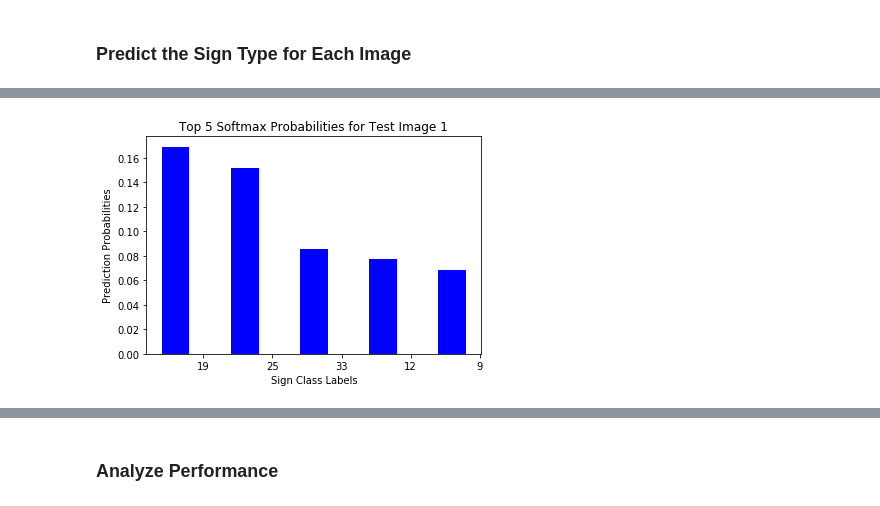
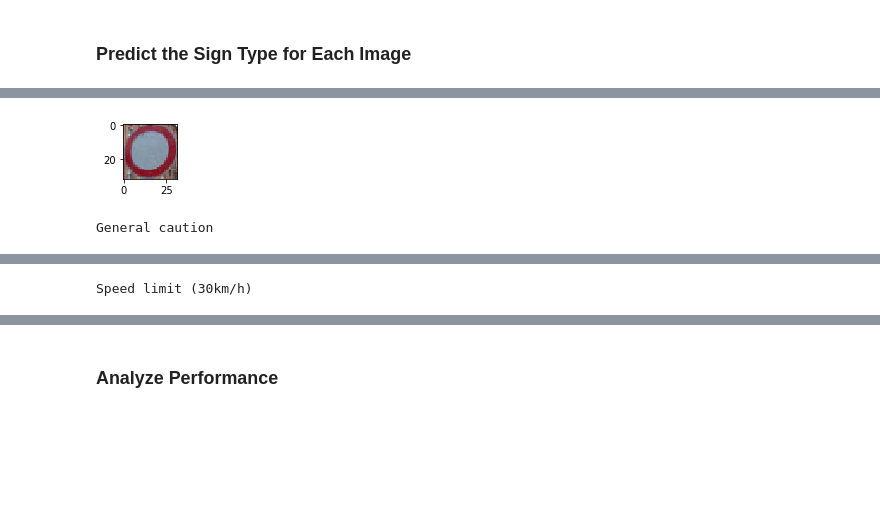
Before and after one commit to kdwgit/traffic-sign-classifier, a Jupyter notebook: Traffic_Sign_Classifier.ipynb, the cells around one changed output, grey strips where cells are left out. Drawn from its saved outputs; the diff is of its cells as text; code cells hidden in the pictures; blank space fills up the shorter version.

```diff
--- a/Traffic_Sign_Classifier.ipynb
+++ b/Traffic_Sign_Classifier.ipynb
@@ -381,13 +392,16 @@ You may find `signnames.csv` useful as it contains mappings from the class id (i
 ### Feel free to use as many code cells as needed.
 import os
 import matplotlib.image as mpimg
-
+import cv2
 
 # One hot encode labels
 def encode_labels(labels):
     labels = (np.arange(n_classes) == labels[:,None]).astype(np.float)
     return labels
 
+def greyscale(image):
+    return cv2.cvtColor(image, cv2.COLOR_RGB2GRAY)
+#X_train = np.array([cv2.cvtColor(image, cv2.COLOR_RGB2GRAY) for image in X_train])
 
 # test on own images
 my_imgs = np.array([mpimg.imread("sign data/" + imageName) for imageName in os.listdir("sign data")])
@@ -402,14 +416,21 @@ for image in my_imgs:
 
 
 # convert to B/W
-my_images_bw = np.array([cv2.cvtColor(image, cv2.COLOR_RGB2GRAY) for image in my_images])
+#my_images_bw = np.array([greyscale(my_imgs).reshape((32, 32) + (1,)) for image in my_imgs], dtype=np.float32)
+#X_test =       np.array([greyscale(image).reshape((32, 32) + (1,)) for image in X_test], dtype=np.float32)
+#my_images_bw = np.array([cv2.cvtColor(image, cv2.COLOR_RGB2GRAY) for image in my_imgs], dtype=np.float32)
+my_images_bw = np.array([greyscale(image) for image in my_imgs], dtype=np.float32)
+my_images_bw = my_images_bw.reshape(my_images_bw.shape + (1,))
 
-plt.imshow(my_images_bw[0])
+#X_train = np.array([cv2.cvtColor(image, cv2.COLOR_RGB2GRAY) for image in X_train])
+
+#plt.imshow(my_images_bw[0])
 
 #normalize
+#my_images_bw = (my_images_bw - 128) / 128
 my_images_bw = my_images_bw / 255. * 0.8 + 0.1
 
-my_images_bw = my_images_bw.reshape(my_images_bw.shape + (1,))
+#my_images_bw = my_images_bw.reshape(my_images_bw.shape + (1,))
 
 # make sure images are the correct dimensions
 print("my_images_bw shape: ", my_images_bw.shape[1:3])
@@ -431,7 +451,7 @@ my_images_bw shaping: (5, 32, 32, 1)
 ### Feel free to use as many code cells as needed.
 # Launch the model on the new pictures
 
-y_my_images_bw_labels = np.array([1,17,17,14,13])
+y_my_images_bw_labels = np.array([33,18,1,31,15])
 
 my_one_hot_y = tf.one_hot(y, 5)
 #one_hot_y = y_my_images_bw_labels
@@ -446,34 +466,48 @@ with tf.Session() as sess:
     my_train = my_images_bw.shape[0]
     print("Number of training examples =", my_train)
 
-    new_predictions = sess.run(prediction, feed_dict={x: my_images_bw})
-    top_k = sess.run(tf.nn.top_k(new_predictions, 5, sorted=True))
+#    classification = sess.run(tf.argmax(tf.nn.softmax(logits),1), feed_dict={x: my_images_bw,keep_prob: 1.})
+    classification = sess.run(tf.argmax(tf.nn.softmax(logits),1), feed_dict={x: my_images_bw})
 
-    print("Predicted Labels")
-    print(np.argmax(new_predictions, 1))
-    print(new_predictions)
+    for index,prediction in enumerate(classification):
+        print(sign_names[prediction])
+        plt.figure(figsize=(1,1))
+        plt.imshow(my_imgs[index])
+        plt.show()
+
+
+#    new_predictions = sess.run(prediction, feed_dict={x: my_images_bw})
+#    top_k = sess.run(tf.nn.top_k(new_predictions, 5, sorted=True))
+
+
+#    test_accuracy = sess.run(accuracy_operation, feed_dict={x: my_images_bw, y: my_one_hot_y})
+#    print('Test Accuracy: {}'.format(test_accuracy))
+
+#    print("Predicted Labels")
+#    print(np.argmax(new_predictions, 1))
+#    print(new_predictions)
 #print('soln_vals: ', soln_vals)
-    top_k_values = top_k[0]
-    top_k_indices = top_k[1]
+#    top_k_values = top_k[0]
+#    top_k_indices = top_k[1]
 
     ### Visualize the softmax probabilities
-    N = 5
+#    N = 5
 
-    ind = np.arange(N)  # the x locations for the values
-    width = 0.40       # the width of the bars
+#    ind = np.arange(N)  # the x locations for the values
+#    width = 0.40       # the width of the bars
 
-    for i in range(5):
-        plt.figure(i)
-        values = top_k_values[i]
-        plt.bar(ind, values, width, color='b')
-        plt.ylabel('Prediction Probabilities')
-        plt.xlabel('Sign Class Labels')
-        plt.title('Top 5 Softmax Probabilities for Test Image {}'.format(str(i+1)))
-        plt.xticks(ind+width, tuple(top_k_indices[i]))
+#    for i in range(5):
+#        plt.figure(i)
+#        values = top_k_values[i]
+#        plt.bar(ind, values, width, color='b')
+#        plt.ylabel('Prediction Probabilities')
+#        plt.xlabel('Sign Class Labels')
+#        plt.title('Top 5 Softmax Probabilities for Test Image {}'.format(str(i+1)))
+#        plt.xticks(ind+width, tuple(top_k_indices[i]))
 
-    plt.show()
+#    plt.show()
 
-    for i in range(len(new_predictions[0])):
-        print('Image', i, 'probabilities:', new_predictions[0][i], ' and predicted classes:', new_predictions[1][i])
+#    for i in range(len(new_predictions[0])):
+#        print('Image', i, 'probabilities:', new_predictions[0][i], ' and predicted classes:', new_predictions[1][i])
 # %% [output]
 Model restored with latest weights
@@ -496 +531,2 @@ my one hots:  [[ 0.  1.  0.  0.  0.  0.  0.  0.  0.  0.  0.  0.  0.  0.  0.  0.
-[figure, old version]
+[figure, new version]
+General caution
@@ -497,0 +534 @@ my one hots:  [[ 0.  1.  0.  0.  0.  0.  0.  0.  0.  0.  0.  0.  0.  0.  0.  0.
+Speed limit (30km/h)
```
Also changed, not shown: parts of 10 cells of this notebook.
